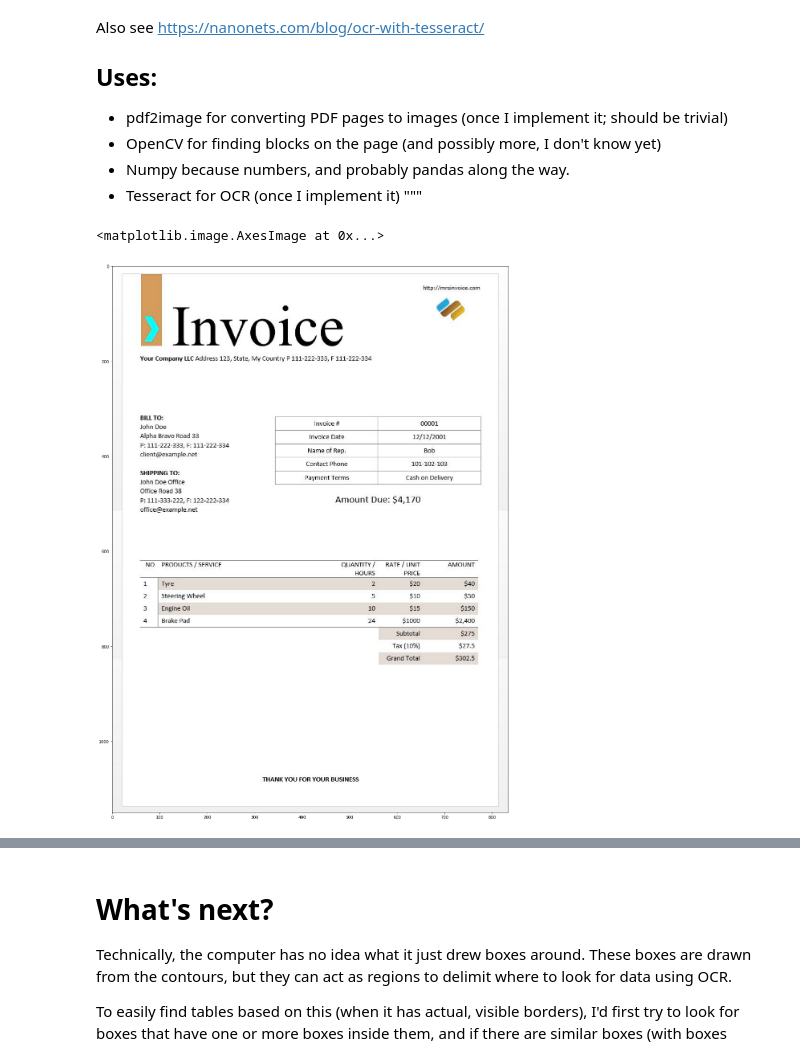
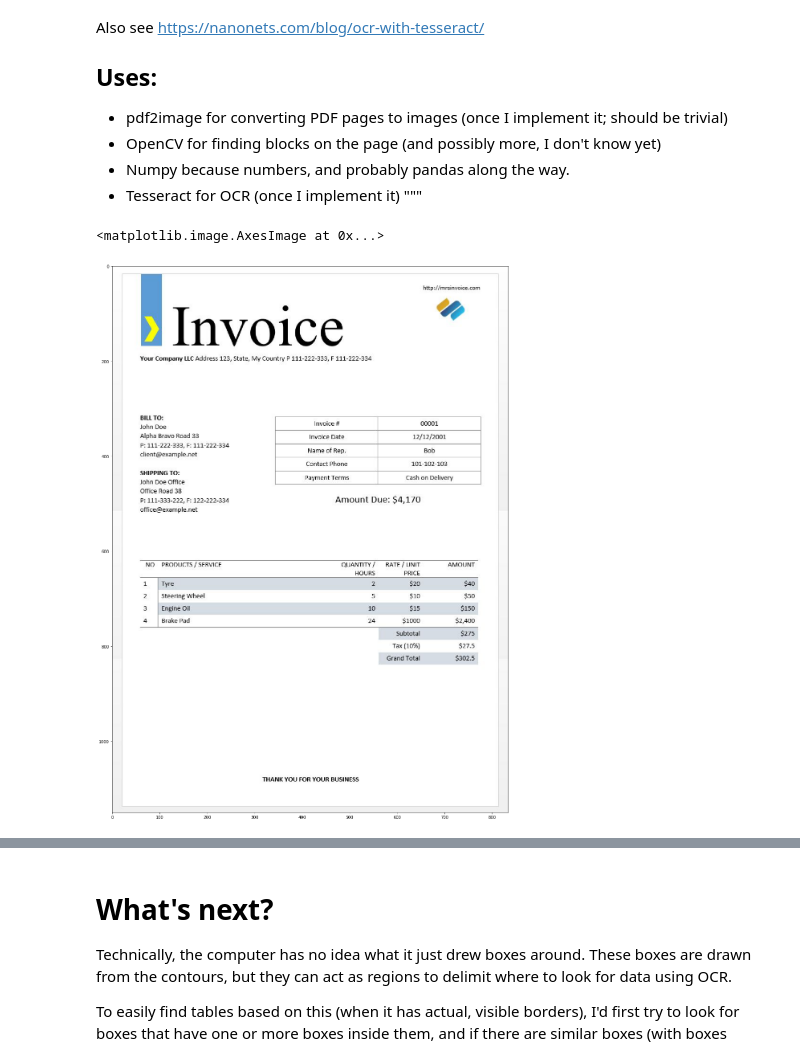
Before and after one commit to clnhs/pdftablestest, a Jupyter notebook: pdftablestest.ipynb, the cells around one changed output, grey strips where cells are left out. Cells and saved outputs as stored; diff of their text form; code cells hidden in the pictures.

Commit message:
Now displays proper colours... Apparently OpenCV uses the old BGR standard instead of RGB when importing pictures...

```diff
--- a/pdftablestest.ipynb
+++ b/pdftablestest.ipynb
@@ -13,21 +13,27 @@ Also see https://nanonets.com/blog/ocr-with-tesseract/
 # %%
 from matplotlib import pyplot as plot
 import numpy as np
 import pandas as pd
 import cv2
 from IPython.display import Image, HTML
 testFile = "pdftables.pdf"
 sampeleTable = "tablesample.png"
 sampleInvoice = "tablesample2.jpg"
 previewSize = (40,25)
-inputContour = cv2.imread(sampleInvoice, 0)
 inputImage = cv2.imread(sampleInvoice)
+
+# OPENCV WORKS WITH BGR INSTEAD OF RGB BY DEFAULT. WE THEREFORE CONVERT IT TO MATCH EXPECTED BEHAVIOUR...
+inputImage = cv2.cvtColor(inputImage, cv2.COLOR_BGR2RGB)
+
+# We make a copy of the image in grayscale to be used for finding contours...
+inputContour = cv2.cvtColor(inputImage, cv2.COLOR_RGB2GRAY)
+
 # Displaying our input image...
 plot.figure(figsize=previewSize)
 plot.imshow(inputImage)
 # %% [output]
 <matplotlib.image.AxesImage at 0x...>
-[figure, old version]
+[figure, new version]
 # %%
 """
 Thresholding kinda takes the min and max values (respectively 180 and 255) and compares pixels near them and if the pixel's value (rgb-defined, 0 to 255) is in-between the given values, it groups it along other similar neihgbouring pixels...
```
Also changed, not shown: parts of 3 cells of this notebook.
